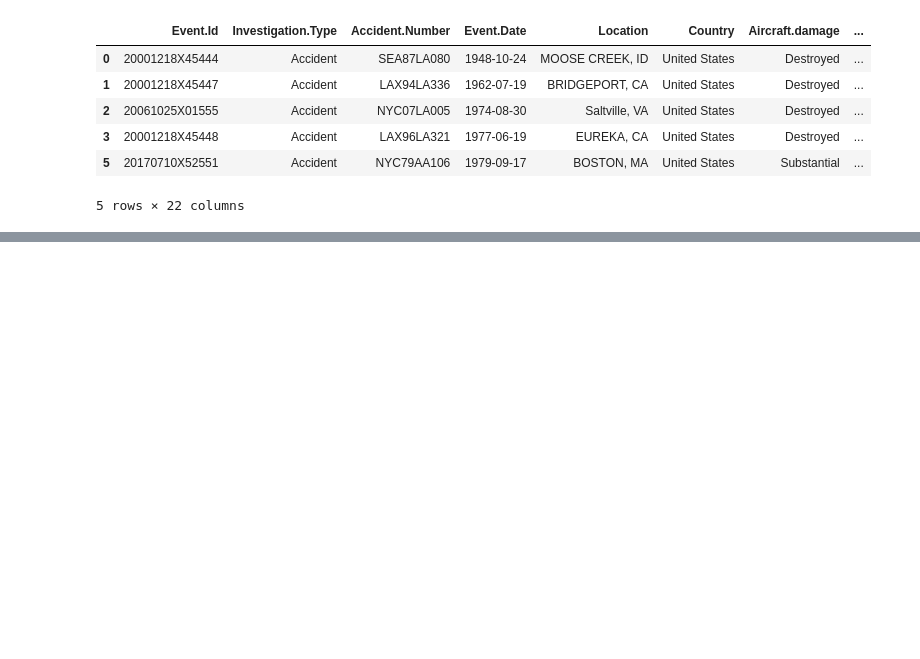
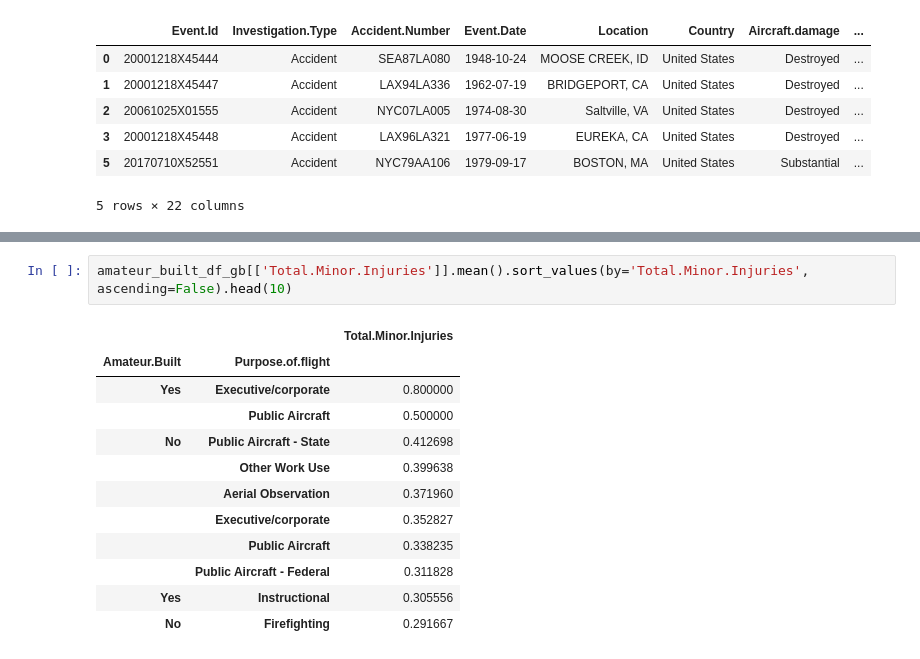
Before and after one commit to mgulbin13/dsc-phase-1-project, a Jupyter notebook: amateur_built.ipynb, the cells around one changed output, grey strips where cells are left out. Saved outputs shown, nothing was run; the diff lists cells and outputs as text; blank space fills up the shorter version.

```diff
--- a/amateur_built.ipynb
+++ b/amateur_built.ipynb
@@ -55,0 +85,15 @@ amateur_built_df[['Total.Fatal.Injuries', 'Total.Serious.Injuries', 'Total.Minor
+# %%
+amateur_built_df_gb[['Total.Minor.Injuries']].mean().sort_values(by='Total.Minor.Injuries', ascending=False).head(10)
+# %% [output]
+|  |  | Total.Minor.Injuries |
+| Amateur.Built | Purpose.of.flight |  |
+| Yes | Executive/corporate | 0.800000 |
+|  | Public Aircraft | 0.500000 |
+| No | Public Aircraft - State | 0.412698 |
+|  | Other Work Use | 0.399638 |
+|  | Aerial Observation | 0.371960 |
+|  | Executive/corporate | 0.352827 |
+|  | Public Aircraft | 0.338235 |
+|  | Public Aircraft - Federal | 0.311828 |
+| Yes | Instructional | 0.305556 |
+| No | Firefighting | 0.291667 |
```
Also changed, not shown: parts of 14 cells of this notebook.
